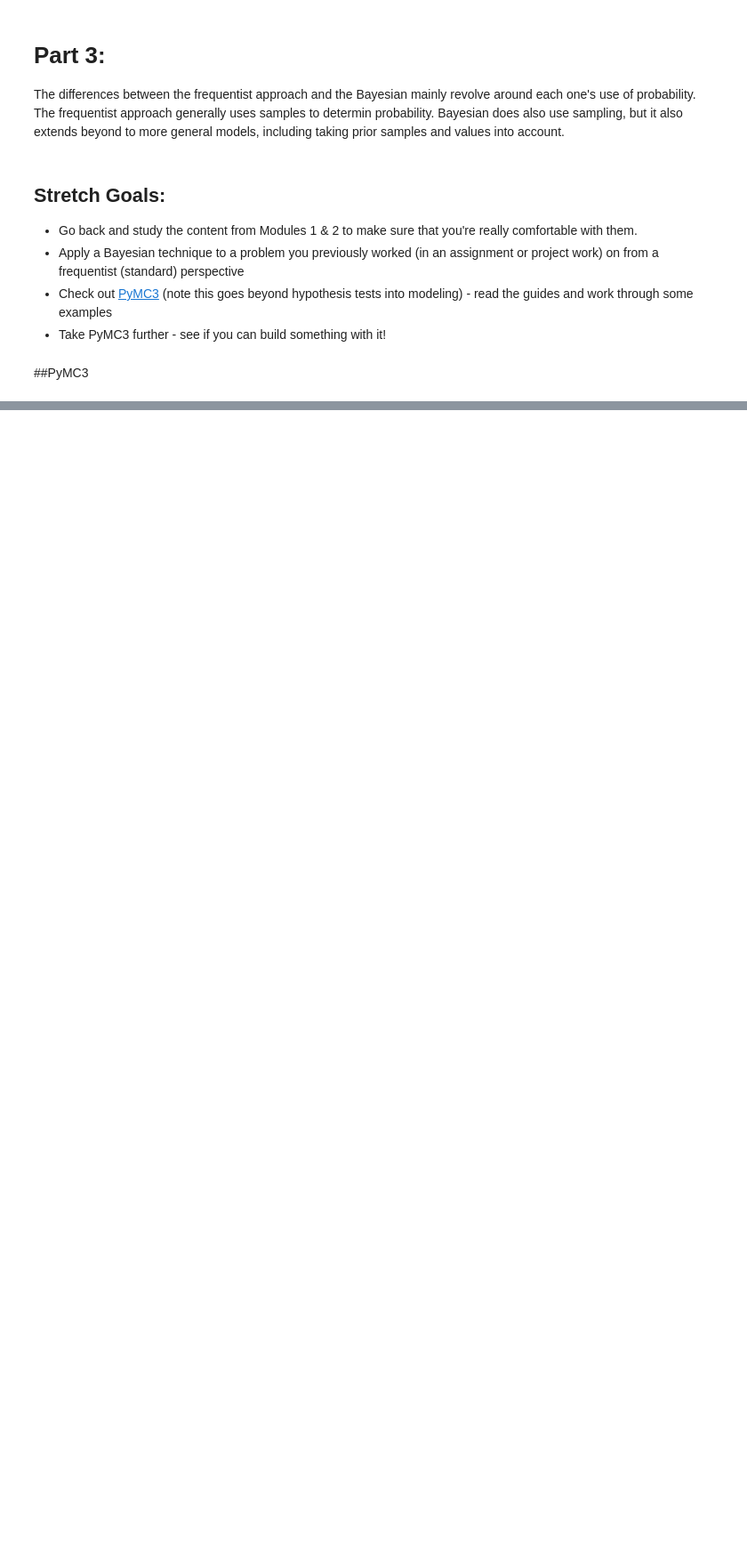
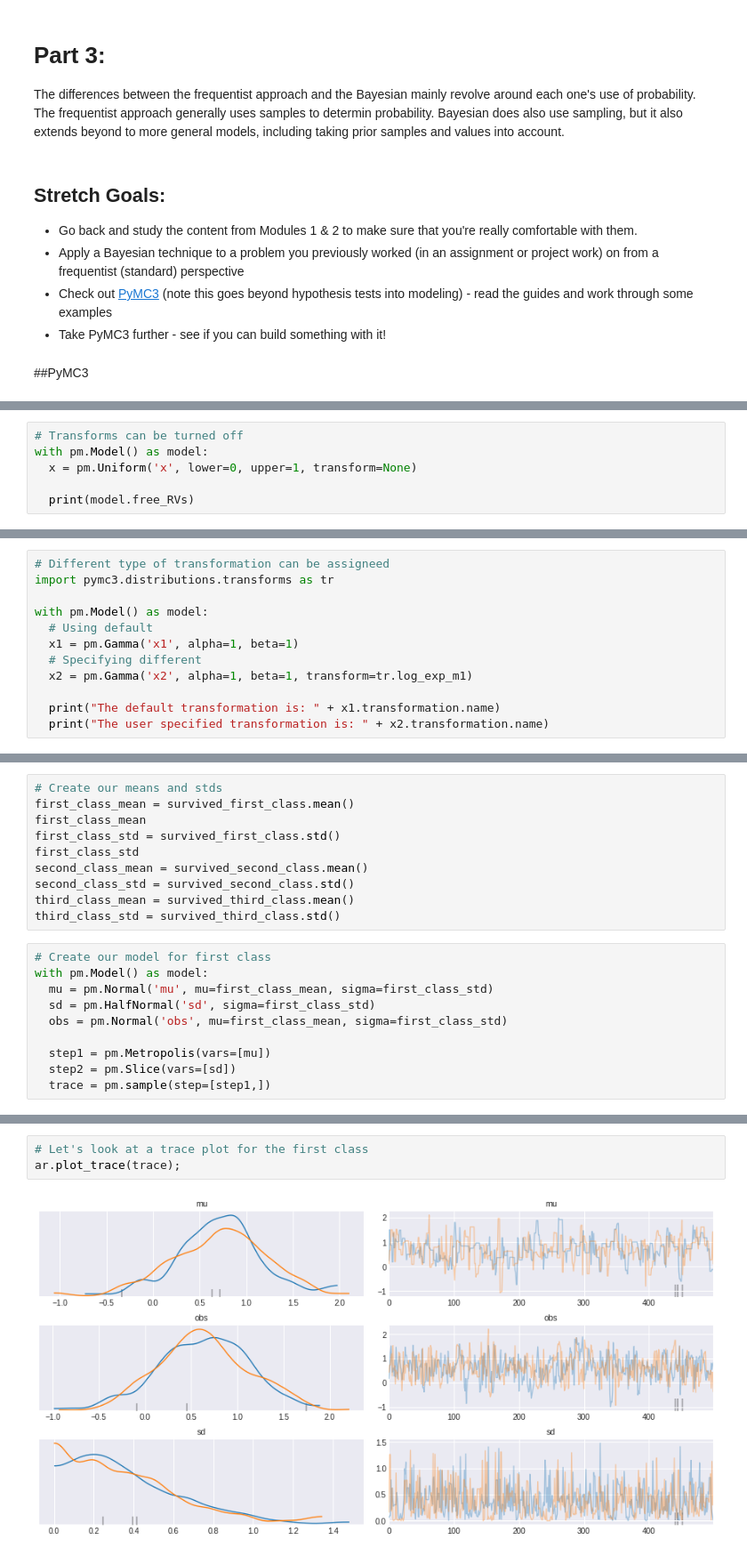
Before and after one commit to Daniel-Benson-Poe/DS-Unit-1-Sprint-2-Statistics, a Jupyter notebook: db_LS_DS_123_Introduction_to_Bayesian_Inference_Assignment.ipynb, the cells around one changed output, grey strips where cells are left out. Shown at 89% size. Drawn from its saved outputs; the diff is of its cells as text; blank space fills up the shorter version.

```diff
--- a/db_LS_DS_123_Introduction_to_Bayesian_Inference_Assignment.ipynb
+++ b/db_LS_DS_123_Introduction_to_Bayesian_Inference_Assignment.ipynb
@@ -364,0 +491,6 @@ The differences between the frequentist approach and the Bayesian mainly revolve
+# %%
+# Transforms can be turned off
+with pm.Model() as model:
+  x = pm.Uniform('x', lower=0, upper=1, transform=None)
+
+  print(model.free_RVs)
@@ -364,0 +499,12 @@ The differences between the frequentist approach and the Bayesian mainly revolve
+# %%
+# Different type of transformation can be assigneed
+import pymc3.distributions.transforms as tr
+
+with pm.Model() as model:
+  # Using default
+  x1 = pm.Gamma('x1', alpha=1, beta=1)
+  # Specifying different
+  x2 = pm.Gamma('x2', alpha=1, beta=1, transform=tr.log_exp_m1)
+
+  print("The default transformation is: " + x1.transformation.name)
+  print("The user specified transformation is: " + x2.transformation.name)
@@ -364,0 +536,20 @@ The differences between the frequentist approach and the Bayesian mainly revolve
+# %%
+# Create our means and stds
+first_class_mean = survived_first_class.mean()
+first_class_mean
+first_class_std = survived_first_class.std()
+first_class_std
+second_class_mean = survived_second_class.mean()
+second_class_std = survived_second_class.std()
+third_class_mean = survived_third_class.mean()
+third_class_std = survived_third_class.std()
+# %%
+# Create our model for first class
+with pm.Model() as model:
+  mu = pm.Normal('mu', mu=first_class_mean, sigma=first_class_std)
+  sd = pm.HalfNormal('sd', sigma=first_class_std)
+  obs = pm.Normal('obs', mu=first_class_mean, sigma=first_class_std)
+
+  step1 = pm.Metropolis(vars=[mu])
+  step2 = pm.Slice(vars=[sd])
+  trace = pm.sample(step=[step1,])
@@ -364,0 +563,5 @@ The differences between the frequentist approach and the Bayesian mainly revolve
+# %%
+# Let's look at a trace plot for the first class
+ar.plot_trace(trace);
+# %% [output]
+[figure, added]
```
Also changed, not shown: parts of 39 cells of this notebook.
